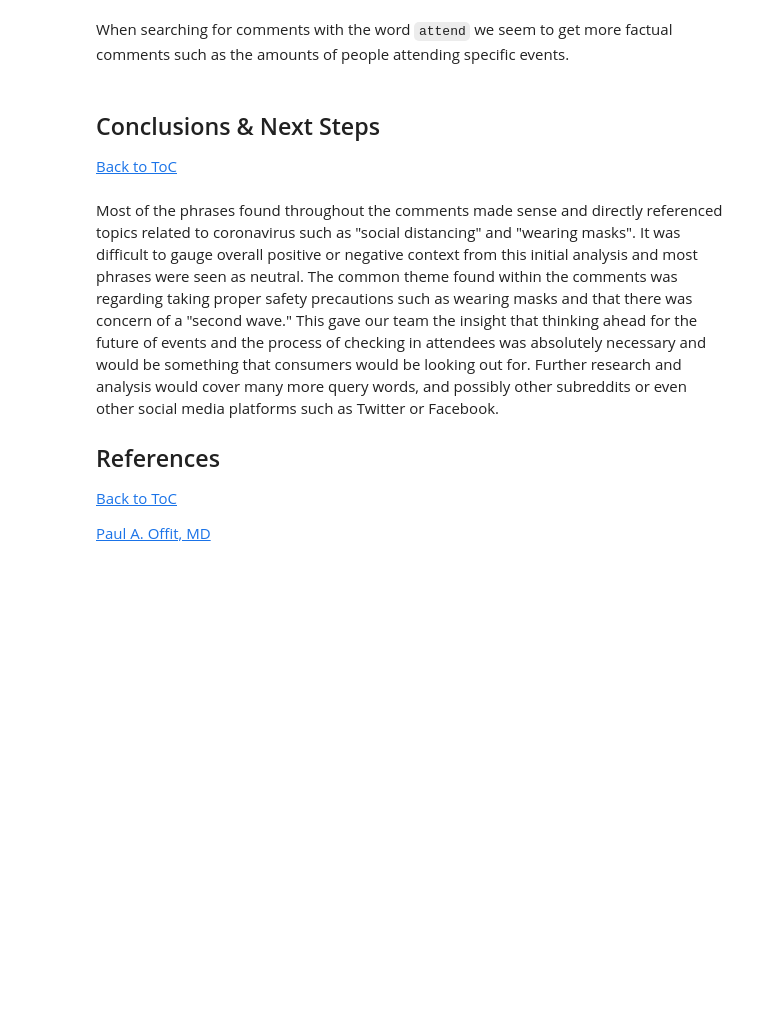
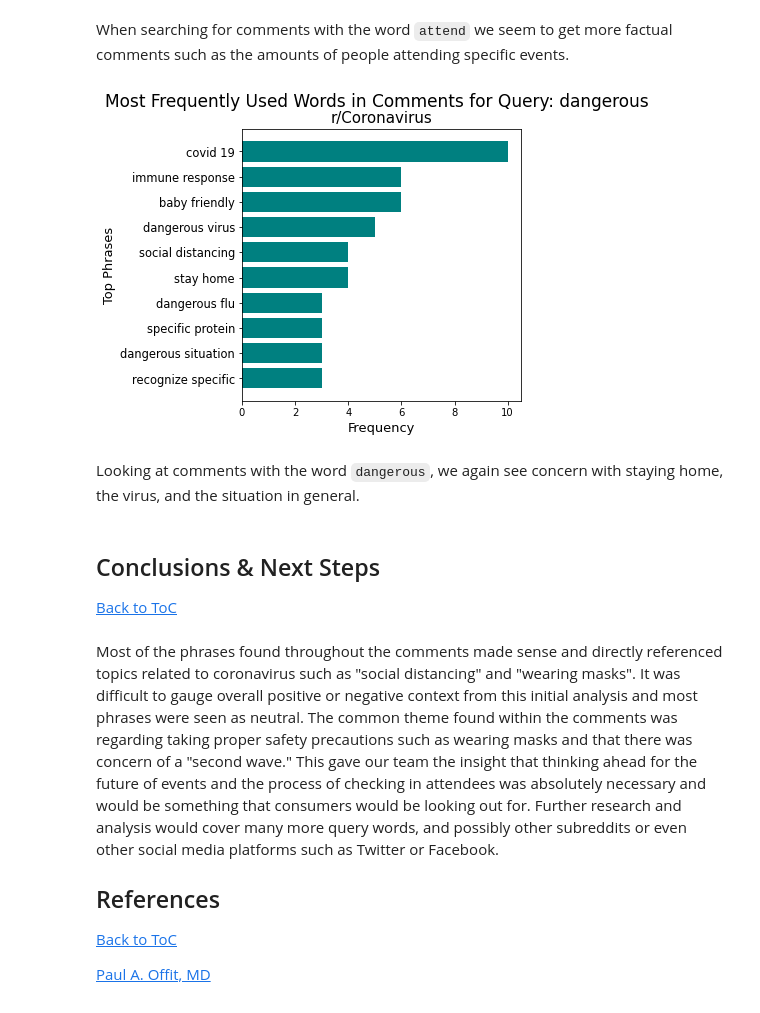
Before and after one commit to dmedellin2/octagon_hackathon, a Jupyter notebook: code/02_data_analysis.ipynb, the cells around one changed output. Saved outputs shown, nothing was run; the diff lists cells and outputs as text; code cells hidden in the pictures; blank space fills up the shorter version.

```diff
--- a/code/02_data_analysis.ipynb
+++ b/code/02_data_analysis.ipynb
@@ -237,5 +237,11 @@ get_topwords_chart(attend_words, 'attend', 'gold')
 # %% [markdown]
 When searching for comments with the word `attend` we seem to get more factual comments such as the amounts of people attending specific events.
+# %%
+get_topwords_chart(dangerous_words, 'dangerous', 'teal')
+# %% [output]
+[figure, added]
+# %% [markdown]
+Looking at comments with the word `dangerous`, we again see concern with staying home, the virus, and the situation in general.
 # %% [markdown]
 ## Conclusions & Next Steps
 [Back to ToC](#Table-of-Contents)
```
Also changed, not shown: parts of 5 cells of this notebook.
